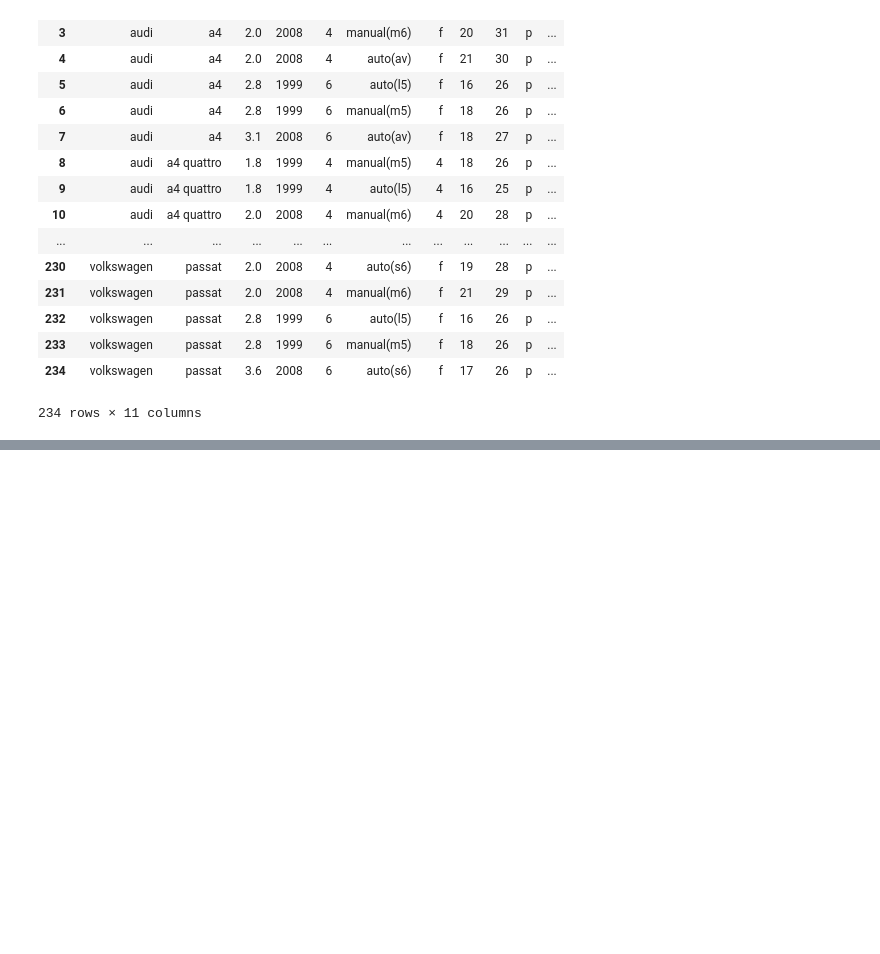
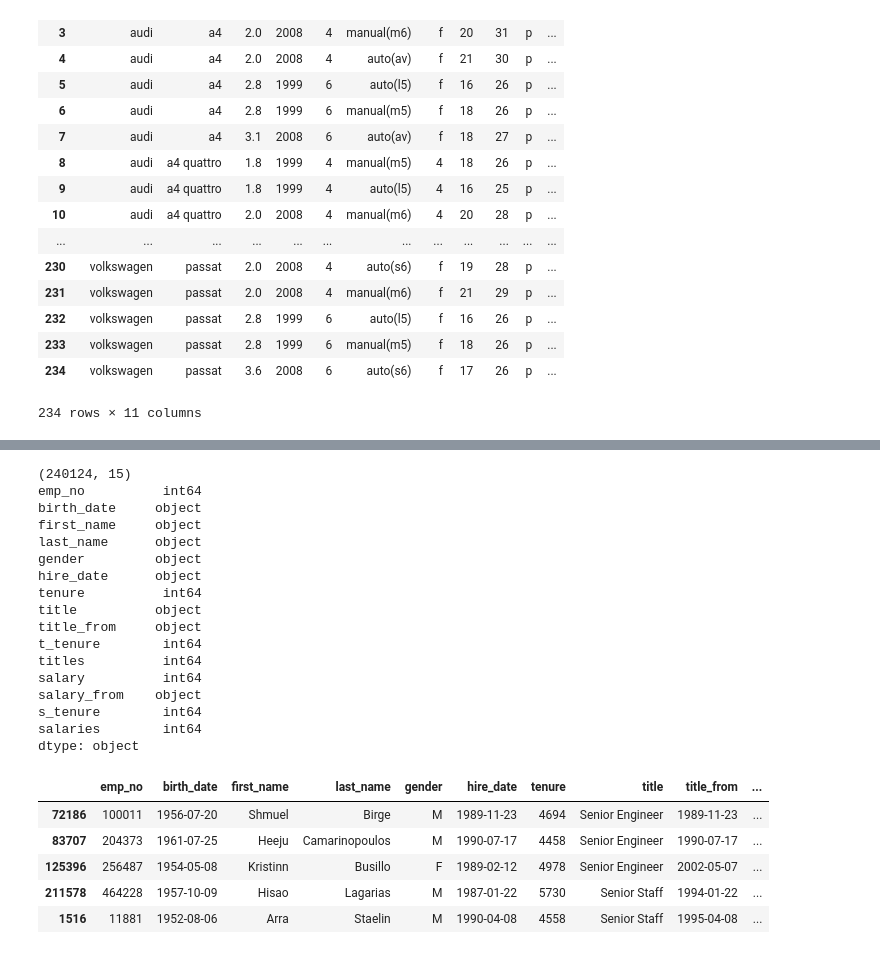
Before and after one commit to Jeff-Hutchins/statistics-exercises, a Jupyter notebook: hypothesis_testing.ipynb, the cells around one changed output, grey strips where cells are left out. Saved outputs shown, nothing was run; the diff lists cells and outputs as text; code cells hidden in the pictures; blank space fills up the shorter version.

```diff
--- a/hypothesis_testing.ipynb
+++ b/hypothesis_testing.ipynb
@@ -218,0 +216,4 @@ stats.ttest_1samp?
+# %%
+tenure = data.Monthly_Tenure
+monthly_charges = data.monthly_charges
+#stats.ttest_ind(tenure, monthly_charges)
@@ -218,0 +255,75 @@ stats.ttest_1samp?
+# %%
+import pandas as pd
+from env import host, user, password
+
+employees_url = get_db_url(user, password, host, 'employees')
+
+employees = pd.read_sql('''SELECT
+    e.*,
+    datediff('2002-09-30', e.hire_date) tenure,
+    t.title,
+    t.from_date title_from,
+    datediff('2002-09-30', t.from_date) t_tenure,
+    et.titles,
+    s.salary,
+    s.from_date salary_from,
+    datediff('2002-09-30', s.from_date) s_tenure,
+    es.salaries
+FROM
+    employees e
+JOIN
+    titles t
+    USING(emp_no)
+JOIN
+    salaries s
+    USING(emp_no)
+JOIN
+    (SELECT
+        emp_no,
+        count(*) titles
+    FROM
+        titles
+    GROUP BY
+        emp_no) et
+    USING(emp_no)
+JOIN
+    (SELECT
+        emp_no,
+        count(*) salaries
+    FROM
+        salaries
+    GROUP BY
+        emp_no) es
+    USING(emp_no)
+WHERE
+    s.to_date > '2002-09-30'
+    AND t.to_date > '2002-09-30';
+''', employees_url)
+
+print(employees.shape)
+print(employees.dtypes)
+employees.sample(5)
+# %% [output]
+(240124, 15)
+emp_no          int64
+birth_date     object
+first_name     object
+last_name      object
+gender         object
+hire_date      object
+tenure          int64
+title          object
+title_from     object
+t_tenure        int64
+titles          int64
+salary          int64
+salary_from    object
+s_tenure        int64
+salaries        int64
+dtype: object
+|  | emp_no | birth_date | first_name | last_name | gender | hire_date | tenure | title | title_from | ... |
+| 72186 | 100011 | 1956-07-20 | Shmuel | Birge | M | 1989-11-23 | 4694 | Senior Engineer | 1989-11-23 | ... |
+| 83707 | 204373 | 1961-07-25 | Heeju | Camarinopoulos | M | 1990-07-17 | 4458 | Senior Engineer | 1990-07-17 | ... |
+| 125396 | 256487 | 1954-05-08 | Kristinn | Busillo | F | 1989-02-12 | 4978 | Senior Engineer | 2002-05-07 | ... |
+| 211578 | 464228 | 1957-10-09 | Hisao | Lagarias | M | 1987-01-22 | 5730 | Senior Staff | 1994-01-22 | ... |
+| 1516 | 11881 | 1952-08-06 | Arra | Staelin | M | 1990-04-08 | 4558 | Senior Staff | 1995-04-08 | ... |
```
Also changed, not shown: parts of 38 cells of this notebook.
